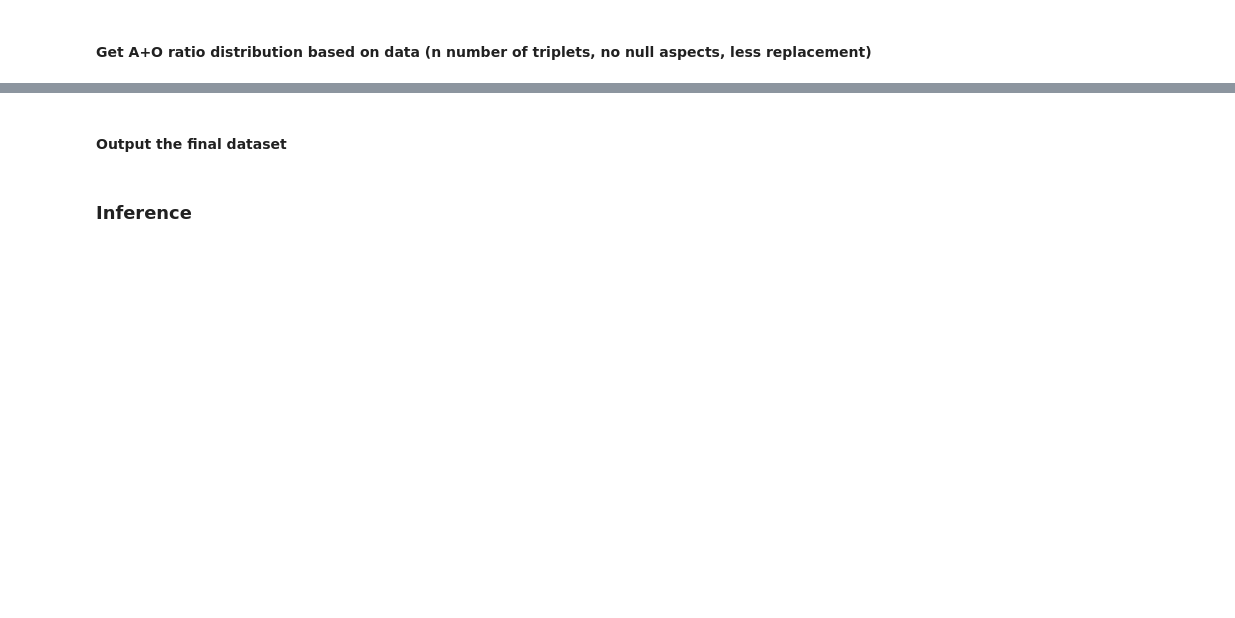
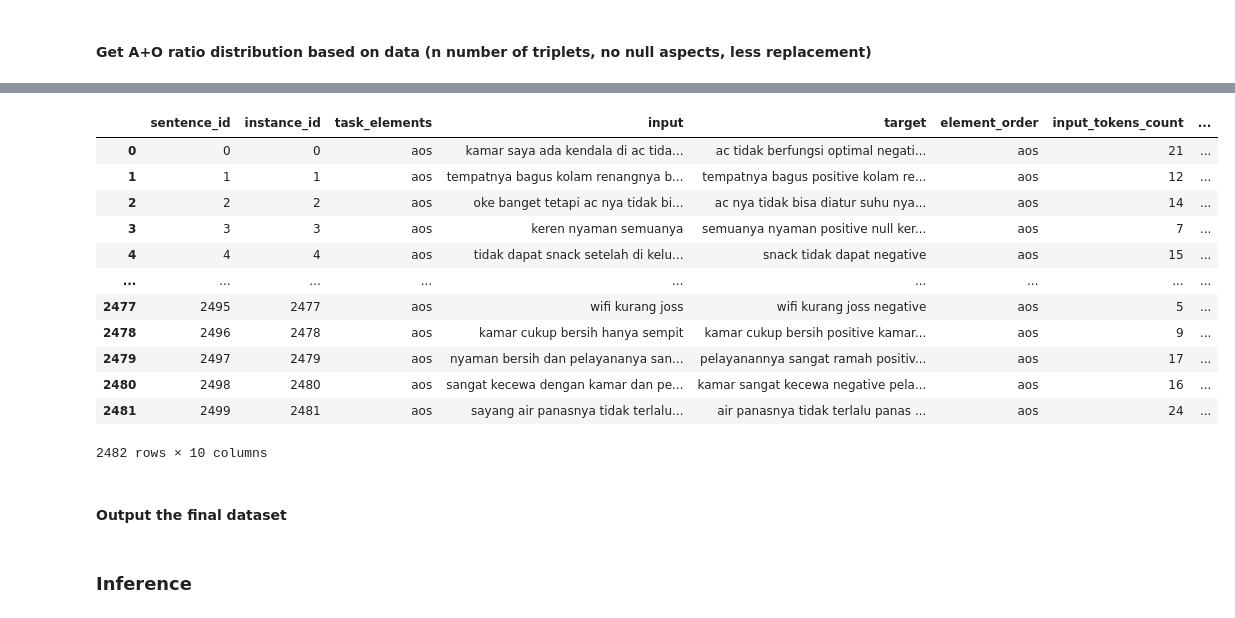
Before and after one commit to hanifmz07/absa-eap-ig, a Jupyter notebook: utils_notebooks/filter_valid_counterfact.ipynb, the cells around one changed output, grey strips where cells are left out. Cells and saved outputs as stored; diff of their text form; code cells hidden in the pictures; blank space fills up the shorter version.

```diff
--- a/utils_notebooks/filter_valid_counterfact.ipynb
+++ b/utils_notebooks/filter_valid_counterfact.ipynb
@@ -115,7 +117,7 @@ def parse_absa_string_gas(text: str) -> List[Dict[str, str]]:
 	triplets = []
 	for triplet in triplets_raw:
 		triplet = triplet.replace('(', '').replace(')', '')
-		parts = [part.strip() for part in triplet.split(',')]
+		parts = [part.strip() for part in triplet.split('|')]
 		if len(parts) == 3:
 			triplet_dict = {'A': parts[0], 'O': parts[1], 'S': parts[2]}
 			triplets.append(triplet_dict)
@@ -128,10 +133,10 @@ parse_absa_string_gas('(kolam renangnya, bersih, positive);(tempatnya, bagus, po
 #### Load dataset
 # %%
 lang = 'indo'
-dataset_folder = 'corrected_splitopinion_typocorrected_gas_arrow'
+dataset_folder = 'corrected_splitopinion_typocorrected_gas_arrow_bar'
 seed = 123
 langs = ['indo']
-counterfact_id = 'counterfactsv3.4'
+counterfact_id = 'counterfactsv3.6'
 # %%
 files = list_files_recursively(f'outputs/models/eap/{dataset_folder}')
 models = [os.path.dirname(f) for f in files if 'topk' not in f]
@@ -195,6 +228,16 @@ df_all
 # %%
 def return_df_with_token_distribution(df):
-	df['input_tokens_count'] = df['input'].apply(lambda x: len(model.to_str_tokens(x.replace('[A] [O] [S]', '').replace('=>', '').strip())))
+	df['input'] = df['input'].apply(lambda x: x.replace('[A] [O] [S]', '').replace('=>', '').strip())
+
+	# Remove punctuation and double spaces in the input
+	df['input'] = df['input'].str.replace('[^\w\s]', '', regex=True)
+	df['input'] = df['input'].str.replace('\s+', ' ', regex=True)
+
+	# Remove punctuation and double spaces in the target (except for '[', ']')
+	df['target'] = df['target'].str.replace('[^\w\s\[\]]', '', regex=True)
+	df['target'] = df['target'].str.replace('\s+', ' ', regex=True)
+
+	df['input_tokens_count'] = df['input'].apply(lambda x: len(model.to_str_tokens(x.strip())))
 	if 'gas' in dataset_folder:
 		df['target_parsed'] = df['target'].apply(lambda x: parse_absa_string_gas(x))
 	else:
@@ -205,6 +248,8 @@ def return_df_with_token_distribution(df):
 		for triplet in list_of_triplets:
 			if triplet['A'] in triplet['O']: # Count only the tokens length of O part if A in O
 				count += len(model.to_str_tokens(f" {triplet['O']}"))
+			elif triplet['A'] == 'null':
+				count += len(model.to_str_tokens(f" {triplet['O']}"))
 			else:
 				count += len(model.to_str_tokens(f" {triplet['A']}")) + len(model.to_str_tokens(f" {triplet['O']}"))
 		return count
@@ -213,6 +258,22 @@ def return_df_with_token_distribution(df):
 	return df
 
 df_all = return_df_with_token_distribution(df_all)
+# %%
+df_all
+# %% [output]
+|  | sentence_id | instance_id | task_elements | input | target | element_order | input_tokens_count | ... |
+| 0 | 0 | 0 | aos | kamar saya ada kendala di ac tida... | ac tidak berfungsi optimal negati... | aos | 21 | ... |
+| 1 | 1 | 1 | aos | tempatnya bagus kolam renangnya b... | tempatnya bagus positive kolam re... | aos | 12 | ... |
+| 2 | 2 | 2 | aos | oke banget tetapi ac nya tidak bi... | ac nya tidak bisa diatur suhu nya... | aos | 14 | ... |
+| 3 | 3 | 3 | aos | keren nyaman semuanya | semuanya nyaman positive null ker... | aos | 7 | ... |
+| 4 | 4 | 4 | aos | tidak dapat snack setelah di kelu... | snack tidak dapat negative | aos | 15 | ... |
+| ... | ... | ... | ... | ... | ... | ... | ... | ... |
+| 2477 | 2495 | 2477 | aos | wifi kurang joss | wifi kurang joss negative | aos | 5 | ... |
+| 2478 | 2496 | 2478 | aos | kamar cukup bersih hanya sempit | kamar cukup bersih positive kamar... | aos | 9 | ... |
+| 2479 | 2497 | 2479 | aos | nyaman bersih dan pelayananya san... | pelayanannya sangat ramah positiv... | aos | 17 | ... |
+| 2480 | 2498 | 2480 | aos | sangat kecewa dengan kamar dan pe... | kamar sangat kecewa negative pela... | aos | 16 | ... |
+| 2481 | 2499 | 2481 | aos | sayang air panasnya tidak terlalu... | air panasnya tidak terlalu panas ... | aos | 24 | ... |
+2482 rows × 10 columns
 # %%
 # Plot histogram of ratio_ao_to_input
 import matplotlib.pyplot as plt
```
Also changed, not shown: parts of 27 cells of this notebook, 41 other files.
